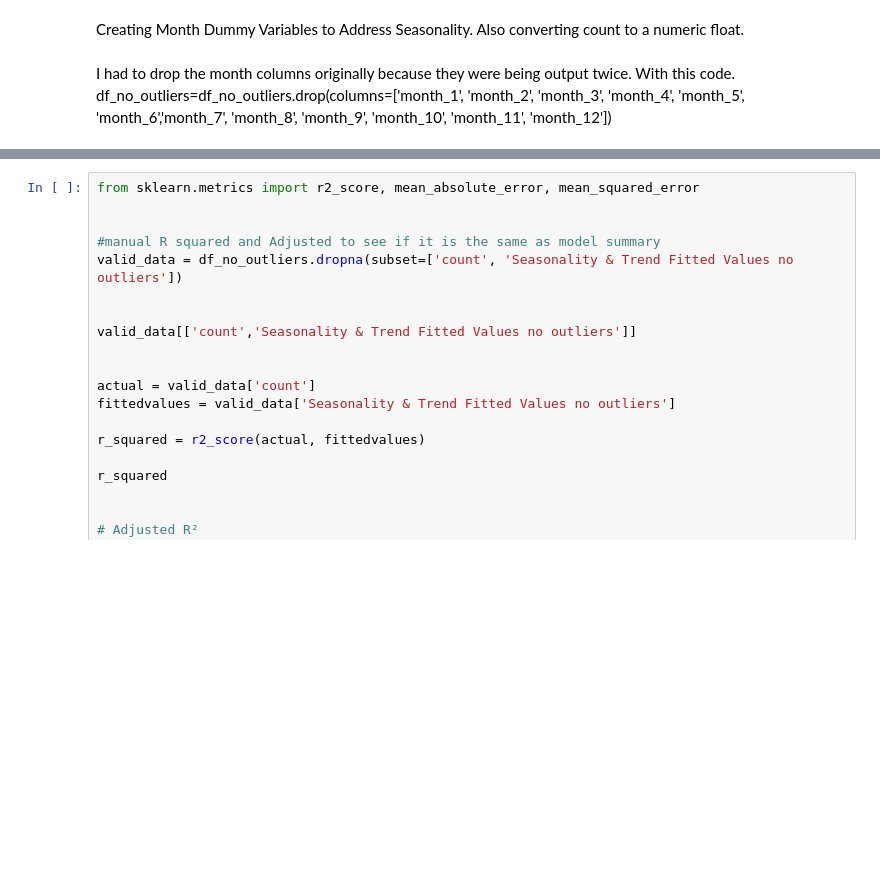
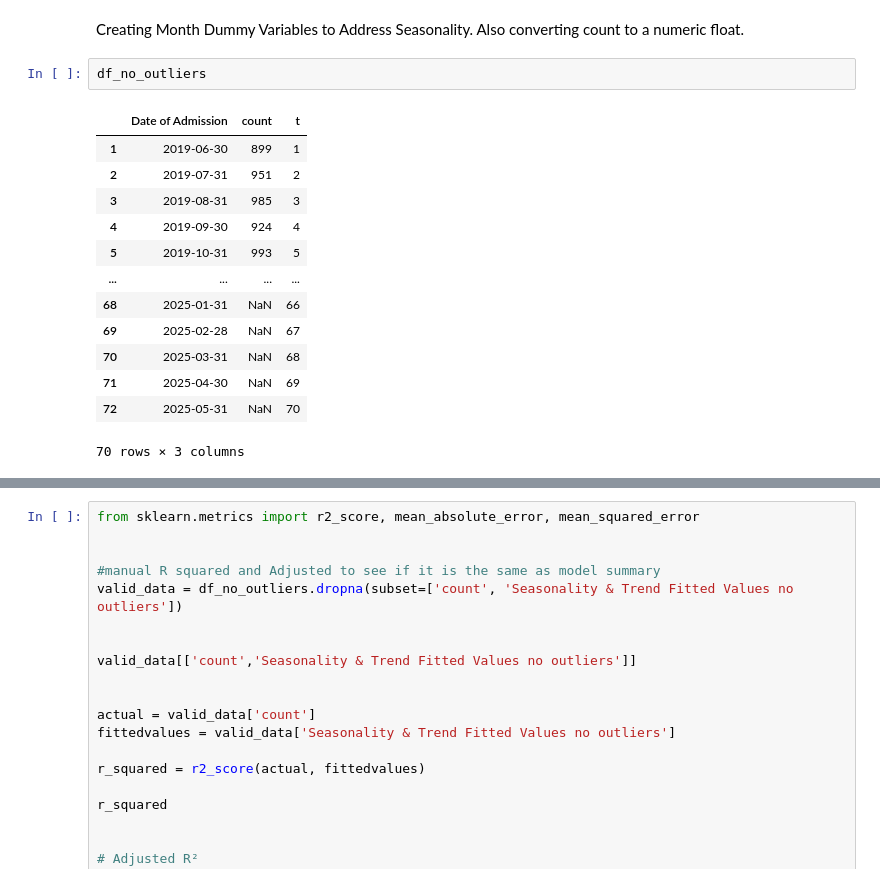
Before and after one commit to dreamperfect/python, a Jupyter notebook: health-care-data-set-analysis.ipynb, the cells around one changed output, grey strips where cells are left out. Cells and saved outputs as stored; diff of their text form; blank space fills up the shorter version.

```diff
--- a/health-care-data-set-analysis.ipynb
+++ b/health-care-data-set-analysis.ipynb
@@ -1054,8 +1047,19 @@ Try using .loc[row_indexer,col_indexer] = value instead
 See the caveats in the documentation: https://pandas.pydata.org/pandas-docs/stable/user_guide/indexing.html#returning-a-view-versus-a-copy
 # %% [markdown]
 Creating Month Dummy Variables to Address Seasonality. Also converting count to a numeric float.
-# %% [markdown]
-I had to drop the month columns originally because they were being output twice. With this code.
-df_no_outliers=df_no_outliers.drop(columns=['month_1', 'month_2',
-       'month_3', 'month_4', 'month_5', 'month_6','month_7', 'month_8',
-       'month_9', 'month_10', 'month_11', 'month_12'])
+# %%
+df_no_outliers
+# %% [output]
+|  | Date of Admission | count | t |
+| 1 | 2019-06-30 | 899 | 1 |
+| 2 | 2019-07-31 | 951 | 2 |
+| 3 | 2019-08-31 | 985 | 3 |
+| 4 | 2019-09-30 | 924 | 4 |
+| 5 | 2019-10-31 | 993 | 5 |
+| ... | ... | ... | ... |
+| 68 | 2025-01-31 | NaN | 66 |
+| 69 | 2025-02-28 | NaN | 67 |
+| 70 | 2025-03-31 | NaN | 68 |
+| 71 | 2025-04-30 | NaN | 69 |
+| 72 | 2025-05-31 | NaN | 70 |
+70 rows × 3 columns
```
Also changed, not shown: parts of 23 cells of this notebook.
